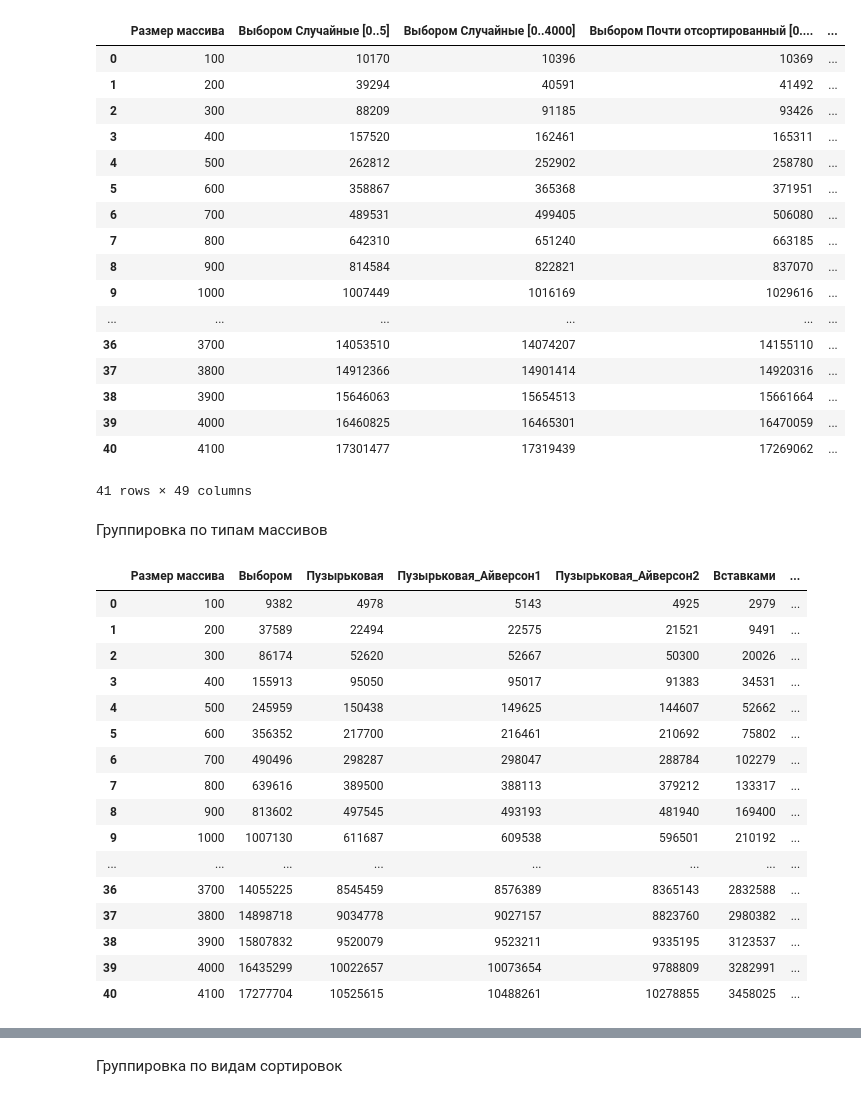
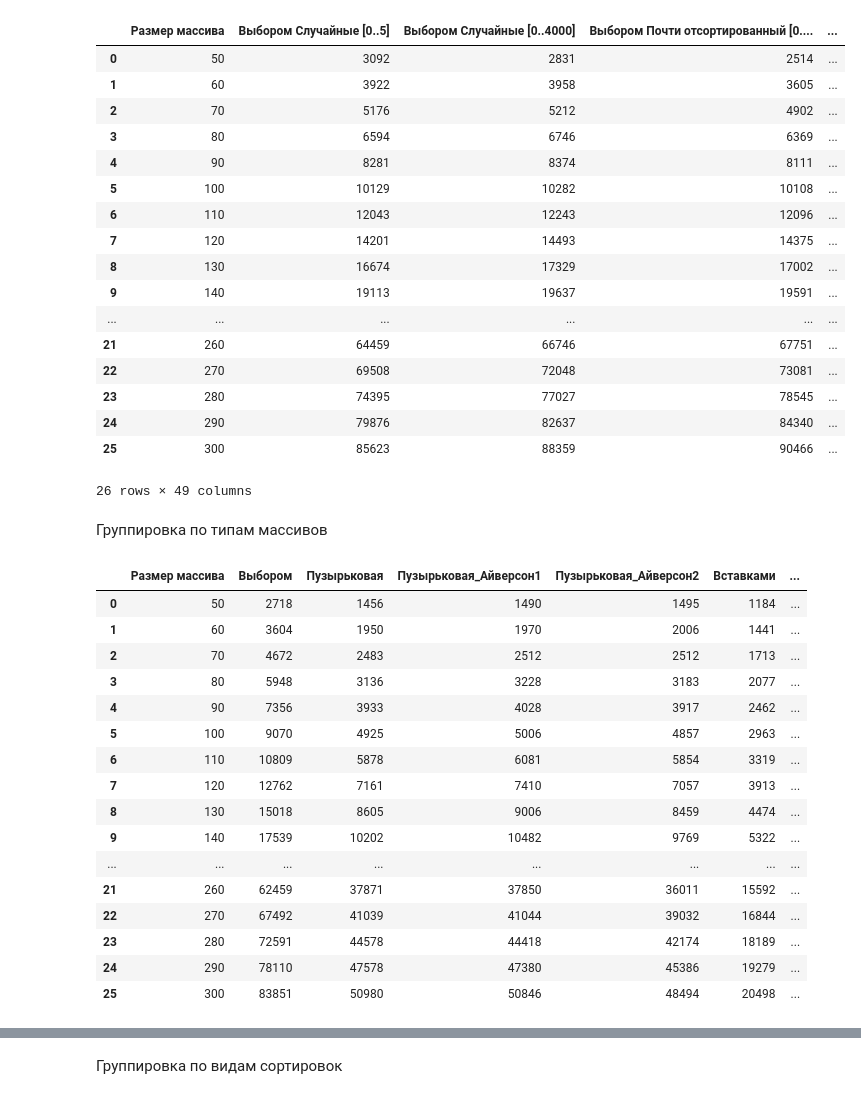
Before and after one commit to DmitySH/algo-sortcomp-kdz, a Jupyter notebook: SortComp/plotter/plotter.ipynb, the cells around one changed output, grey strips where cells are left out. Saved outputs shown, nothing was run; the diff lists cells and outputs as text; code cells hidden in the pictures.

```diff
--- a/SortComp/plotter/plotter.ipynb
+++ b/SortComp/plotter/plotter.ipynb
@@ -5,30 +5,30 @@ import matplotlib.pyplot as plt
 # %%
 import os
 
-directory = '../tables/'
+directory = '../tmp_tables/'
 filenames = os.listdir(directory)
 paths = ['{}{}'.format(directory, filename) for filename in filenames]
-df = pd.read_csv(paths[0], sep=';')
+df = pd.read_csv(paths[1], sep=';')
 df
 # %% [output]
 |  | Размер массива | Выбором Случайные [0..5] | Выбором Случайные [0..4000] | Выбором Почти отсортированный [0.... | ... |
-| 0 | 100 | 10170 | 10396 | 10369 | ... |
-| 1 | 200 | 39294 | 40591 | 41492 | ... |
-| 2 | 300 | 88209 | 91185 | 93426 | ... |
-| 3 | 400 | 157520 | 162461 | 165311 | ... |
-| 4 | 500 | 262812 | 252902 | 258780 | ... |
-| 5 | 600 | 358867 | 365368 | 371951 | ... |
-| 6 | 700 | 489531 | 499405 | 506080 | ... |
-| 7 | 800 | 642310 | 651240 | 663185 | ... |
-| 8 | 900 | 814584 | 822821 | 837070 | ... |
-| 9 | 1000 | 1007449 | 1016169 | 1029616 | ... |
+| 0 | 50 | 3092 | 2831 | 2514 | ... |
+| 1 | 60 | 3922 | 3958 | 3605 | ... |
+| 2 | 70 | 5176 | 5212 | 4902 | ... |
+| 3 | 80 | 6594 | 6746 | 6369 | ... |
+| 4 | 90 | 8281 | 8374 | 8111 | ... |
+| 5 | 100 | 10129 | 10282 | 10108 | ... |
+| 6 | 110 | 12043 | 12243 | 12096 | ... |
+| 7 | 120 | 14201 | 14493 | 14375 | ... |
+| 8 | 130 | 16674 | 17329 | 17002 | ... |
+| 9 | 140 | 19113 | 19637 | 19591 | ... |
 | ... | ... | ... | ... | ... | ... |
-| 36 | 3700 | 14053510 | 14074207 | 14155110 | ... |
-| 37 | 3800 | 14912366 | 14901414 | 14920316 | ... |
-| 38 | 3900 | 15646063 | 15654513 | 15661664 | ... |
-| 39 | 4000 | 16460825 | 16465301 | 16470059 | ... |
-| 40 | 4100 | 17301477 | 17319439 | 17269062 | ... |
+| 21 | 260 | 64459 | 66746 | 67751 | ... |
+| 22 | 270 | 69508 | 72048 | 73081 | ... |
+| 23 | 280 | 74395 | 77027 | 78545 | ... |
+| 24 | 290 | 79876 | 82637 | 84340 | ... |
+| 25 | 300 | 85623 | 88359 | 90466 | ... |
-41 rows × 49 columns
+26 rows × 49 columns
 # %% [markdown]
 Группировка по типам массивов
 # %%
@@ -45,22 +45,22 @@ for i in range(1, 5):
 new_data[3]
 # %% [output]
 |  | Размер массива | Выбором | Пузырьковая | Пузырьковая_Айверсон1 | Пузырьковая_Айверсон2 | Вставками | ... |
-| 0 | 100 | 9382 | 4978 | 5143 | 4925 | 2979 | ... |
-| 1 | 200 | 37589 | 22494 | 22575 | 21521 | 9491 | ... |
-| 2 | 300 | 86174 | 52620 | 52667 | 50300 | 20026 | ... |
-| 3 | 400 | 155913 | 95050 | 95017 | 91383 | 34531 | ... |
-| 4 | 500 | 245959 | 150438 | 149625 | 144607 | 52662 | ... |
-| 5 | 600 | 356352 | 217700 | 216461 | 210692 | 75802 | ... |
-| 6 | 700 | 490496 | 298287 | 298047 | 288784 | 102279 | ... |
-| 7 | 800 | 639616 | 389500 | 388113 | 379212 | 133317 | ... |
-| 8 | 900 | 813602 | 497545 | 493193 | 481940 | 169400 | ... |
-| 9 | 1000 | 1007130 | 611687 | 609538 | 596501 | 210192 | ... |
+| 0 | 50 | 2718 | 1456 | 1490 | 1495 | 1184 | ... |
+| 1 | 60 | 3604 | 1950 | 1970 | 2006 | 1441 | ... |
+| 2 | 70 | 4672 | 2483 | 2512 | 2512 | 1713 | ... |
+| 3 | 80 | 5948 | 3136 | 3228 | 3183 | 2077 | ... |
+| 4 | 90 | 7356 | 3933 | 4028 | 3917 | 2462 | ... |
+| 5 | 100 | 9070 | 4925 | 5006 | 4857 | 2963 | ... |
+| 6 | 110 | 10809 | 5878 | 6081 | 5854 | 3319 | ... |
+| 7 | 120 | 12762 | 7161 | 7410 | 7057 | 3913 | ... |
+| 8 | 130 | 15018 | 8605 | 9006 | 8459 | 4474 | ... |
+| 9 | 140 | 17539 | 10202 | 10482 | 9769 | 5322 | ... |
 | ... | ... | ... | ... | ... | ... | ... | ... |
-| 36 | 3700 | 14055225 | 8545459 | 8576389 | 8365143 | 2832588 | ... |
-| 37 | 3800 | 14898718 | 9034778 | 9027157 | 8823760 | 2980382 | ... |
-| 38 | 3900 | 15807832 | 9520079 | 9523211 | 9335195 | 3123537 | ... |
-| 39 | 4000 | 16435299 | 10022657 | 10073654 | 9788809 | 3282991 | ... |
-| 40 | 4100 | 17277704 | 10525615 | 10488261 | 10278855 | 3458025 | ... |
+| 21 | 260 | 62459 | 37871 | 37850 | 36011 | 15592 | ... |
+| 22 | 270 | 67492 | 41039 | 41044 | 39032 | 16844 | ... |
+| 23 | 280 | 72591 | 44578 | 44418 | 42174 | 18189 | ... |
+| 24 | 290 | 78110 | 47578 | 47380 | 45386 | 19279 | ... |
+| 25 | 300 | 83851 | 50980 | 50846 | 48494 | 20498 | ... |
 # %%
 fig, axes = plt.subplots(len(new_data) + 3, 1, figsize=(30, 90))
 plt.rcParams.update({'font.size': 16})
```
Also changed, not shown: parts of 3 cells of this notebook, 43 other files.
